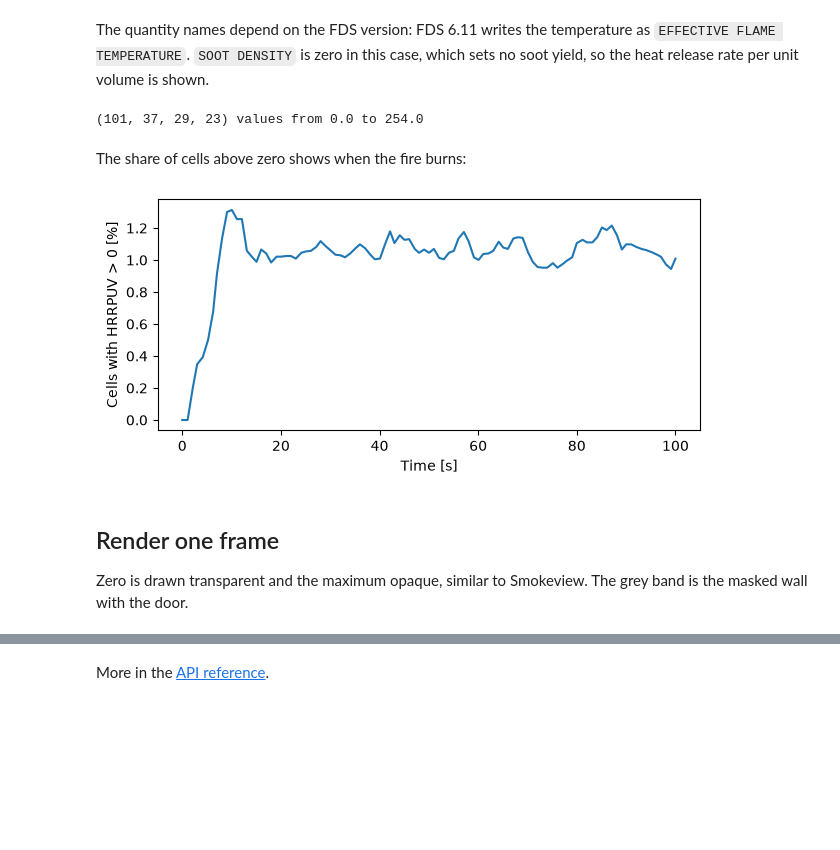
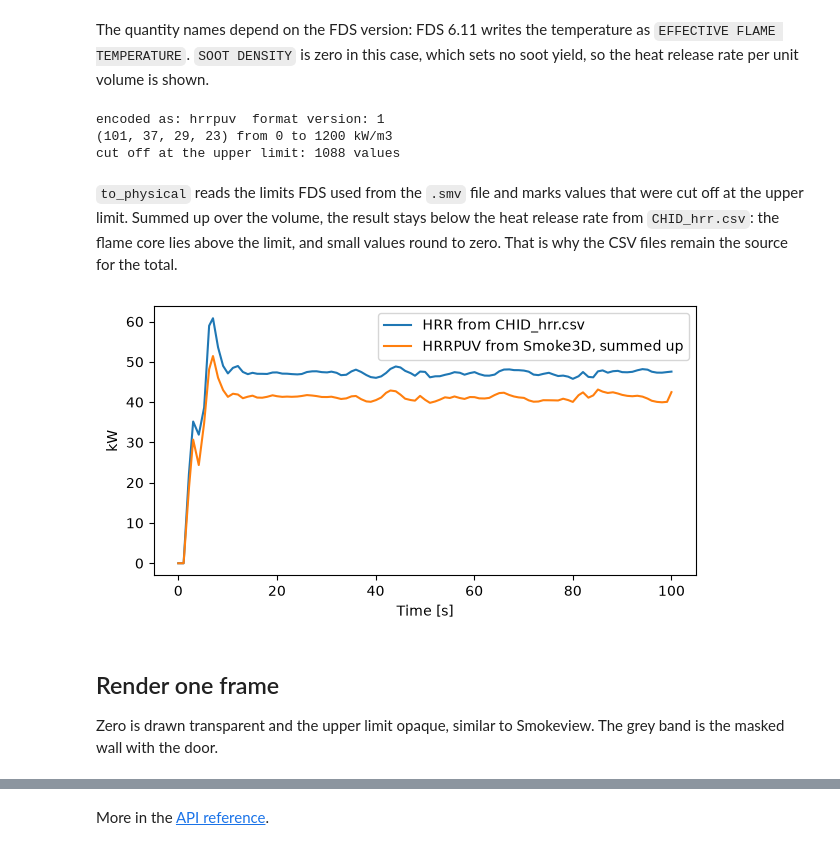
Before and after one commit to FireDynamics/fdsreader, a Jupyter notebook: examples/smoke3d/smoke3d.ipynb, the cells around one changed output, grey strips where cells are left out. Drawn from its saved outputs; the diff is of its cells as text; code cells hidden in the pictures; blank space fills up the shorter version.

```diff
--- a/examples/smoke3d/smoke3d.ipynb
+++ b/examples/smoke3d/smoke3d.ipynb
@@ -27,24 +29,35 @@ The quantity names depend on the FDS version: FDS 6.11 writes the temperature as
 yield, so the heat release rate per unit volume is shown.
 # %%
 hrrpuv = sim.smoke_3d.get_by_quantity("HRRPUV")
-data, coords = hrrpuv.to_global(masked=True, fill=np.nan, return_coordinates=True)
-print(data.shape, "values from", np.nanmin(data), "to", np.nanmax(data))
+print("encoded as:", hrrpuv.kind, " format version:", hrrpuv.version)
+
+q, saturated, coords = hrrpuv.to_physical(masked=True, fill=np.nan, return_saturated=True, return_coordinates=True)
+print(q.shape, f"from {np.nanmin(q):.0f} to {np.nanmax(q):.0f} {hrrpuv.quantity.unit}")
+print(f"cut off at the upper limit: {saturated.sum()} values")
 # %% [output]
-(101, 37, 29, 23) values from 0.0 to 254.0
+encoded as: hrrpuv  format version: 1
+(101, 37, 29, 23) from 0 to 1200 kW/m3
+cut off at the upper limit: 1088 values
 # %% [markdown]
-The share of cells above zero shows when the fire burns:
+`to_physical` reads the limits FDS used from the `.smv` file and marks values that were cut
+off at the upper limit. Summed up over the volume, the result stays below the heat release
+rate from `CHID_hrr.csv`: the flame core lies above the limit, and small values round to zero.
+That is why the CSV files remain the source for the total.
 # %%
-burning = (np.nan_to_num(data) > 0).mean(axis=(1, 2, 3))
+dx, dy, dz = (np.diff(coords[axis]).mean() for axis in ("x", "y", "z"))
+from_smoke3d = np.nansum(q, axis=(1, 2, 3)) * dx * dy * dz
 
-fig, ax = plt.subplots(figsize=(7, 3))
-ax.plot(hrrpuv.times, 100 * burning)
-ax.set(xlabel="Time [s]", ylabel="Cells with HRRPUV > 0 [%]");
+fig, ax = plt.subplots(figsize=(7, 3.5))
+ax.plot(sim.hrr["Time"], sim.hrr["HRR"], label="HRR from CHID_hrr.csv")
+ax.plot(hrrpuv.times, from_smoke3d, label="HRRPUV from Smoke3D, summed up")
+ax.set(xlabel="Time [s]", ylabel="kW")
+ax.legend();
 # %% [output]
-[figure, old version]
+[figure, new version]
 # %% [markdown]
 ## Render one frame
 
-Zero is drawn transparent and the maximum opaque, similar to Smokeview. The grey band is
+Zero is drawn transparent and the upper limit opaque, similar to Smokeview. The grey band is
 the masked wall with the door.
 # %%
 import pyvista as pv
```
Also changed, not shown: parts of 2 cells of this notebook, 5 other files.
